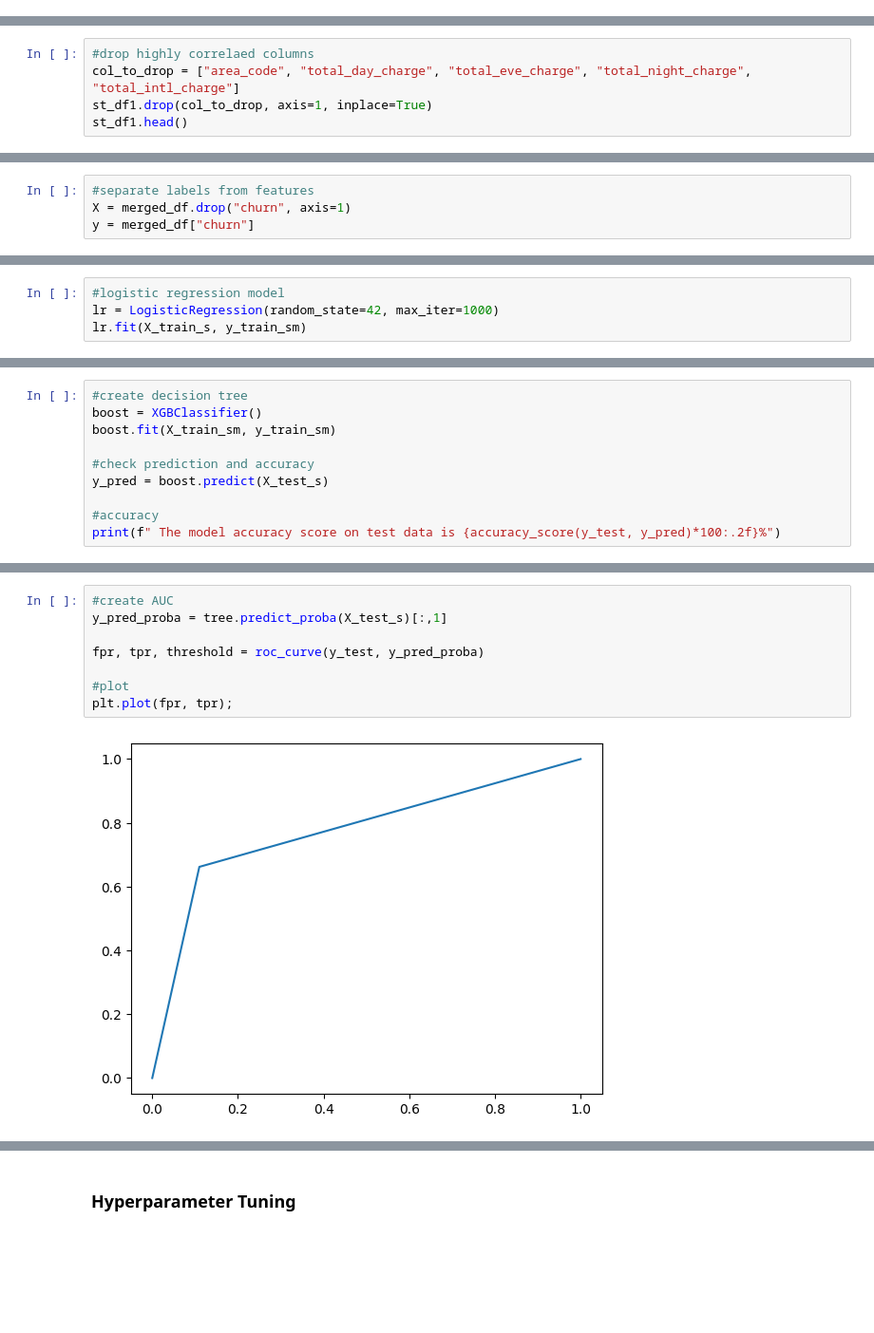
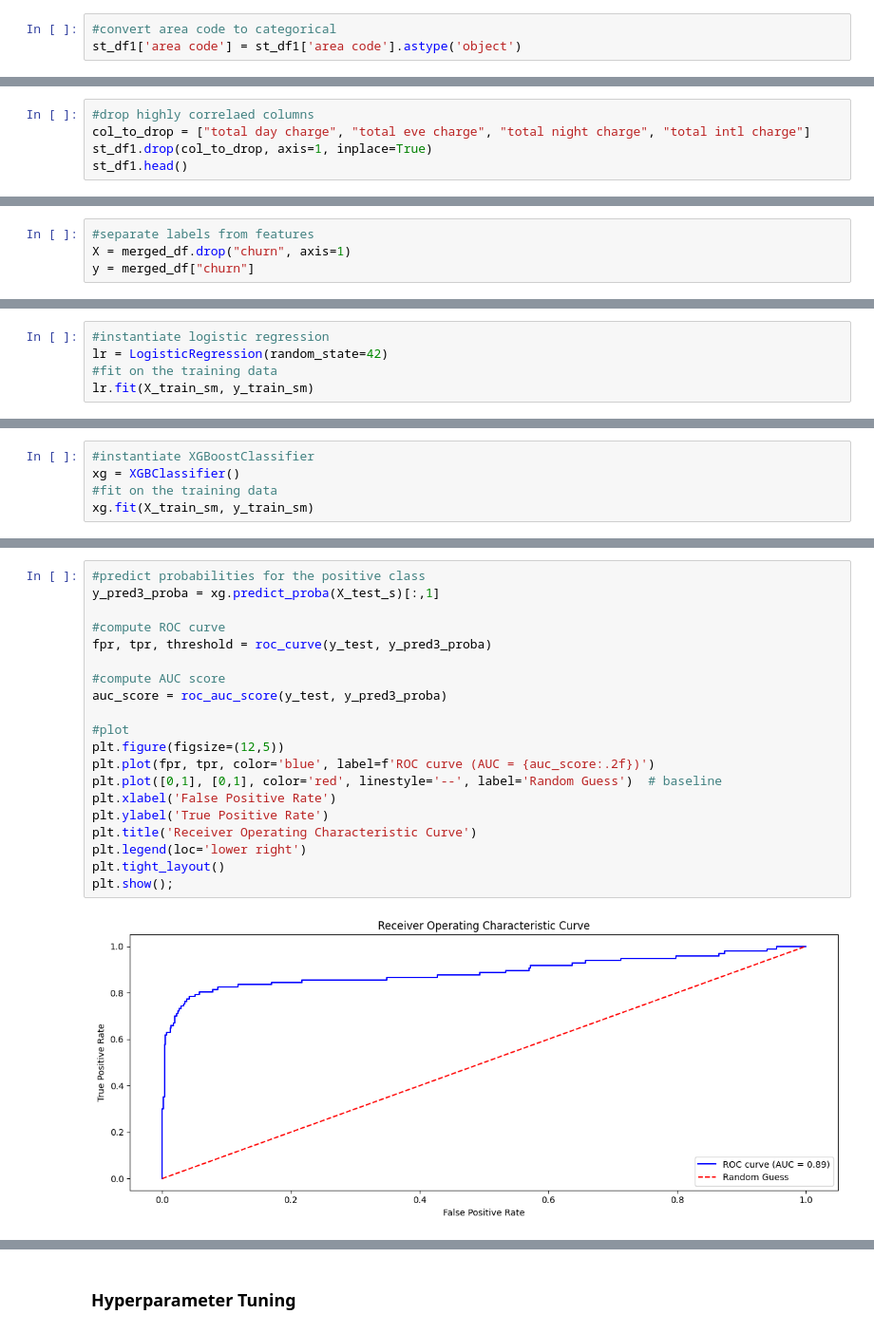
Before and after one commit to JoshuaKiluu/syria-tel-churn-prediction, a Jupyter notebook: index.ipynb, the cells around one changed output, grey strips where cells are left out. Shown at 95% size. Drawn from its saved outputs; the diff is of its cells as text; blank space fills up the shorter version.

```diff
--- a/index.ipynb
+++ b/index.ipynb
@@ -456,2 +354,5 @@ st_df1.columns = st_df1.columns.str.replace(" ", "_")
+# %%
+#convert area code to categorical
+st_df1['area code'] = st_df1['area code'].astype('object')
 # %% [markdown]
 ## Exploratory Data Analysis
@@ -682,6 +543,6 @@ This can distort the coefficients of regression models and reduce interpretabili
 # %%
 #drop highly correlaed columns
-col_to_drop = ["area_code", "total_day_charge", "total_eve_charge", "total_night_charge", "total_intl_charge"]
+col_to_drop = ["total day charge", "total eve charge", "total night charge", "total intl charge"]
 st_df1.drop(col_to_drop, axis=1, inplace=True)
 st_df1.head()
 # %% [output]
@@ -783,5 +644,6 @@ X_train_s.shape, X_test_s.shape, y_train_sm.shape, y_test.shape
 # %%
-#logistic regression model
-lr = LogisticRegression(random_state=42, max_iter=1000)
-lr.fit(X_train_s, y_train_sm)
+#instantiate logistic regression
+lr = LogisticRegression(random_state=42)
+#fit on the training data
+lr.fit(X_train_sm, y_train_sm)
 # %% [output]
@@ -940,11 +930,6 @@ plt.plot(fpr, tpr);
 # %%
-#create decision tree
-boost = XGBClassifier()
-boost.fit(X_train_sm, y_train_sm)
-
-#check prediction and accuracy
-y_pred = boost.predict(X_test_s)
-
-#accuracy
-print(f" The model accuracy score on test data is {accuracy_score(y_test, y_pred)*100:.2f}%")
+#instantiate XGBoostClassifier
+xg = XGBClassifier()
+#fit on the training data
+xg.fit(X_train_sm, y_train_sm)
 # %% [output]
@@ -977,10 +980,22 @@ plt.show();
 # %%
-#create AUC
-y_pred_proba = tree.predict_proba(X_test_s)[:,1]
+#predict probabilities for the positive class
+y_pred3_proba = xg.predict_proba(X_test_s)[:,1]
 
-fpr, tpr, threshold = roc_curve(y_test, y_pred_proba)
+#compute ROC curve
+fpr, tpr, threshold = roc_curve(y_test, y_pred3_proba)
+
+#compute AUC score
+auc_score = roc_auc_score(y_test, y_pred3_proba)
 
 #plot
-plt.plot(fpr, tpr);
+plt.figure(figsize=(12,5))
+plt.plot(fpr, tpr, color='blue', label=f'ROC curve (AUC = {auc_score:.2f})')
+plt.plot([0,1], [0,1], color='red', linestyle='--', label='Random Guess')  # baseline
+plt.xlabel('False Positive Rate')
+plt.ylabel('True Positive Rate')
+plt.title('Receiver Operating Characteristic Curve')
+plt.legend(loc='lower right')
+plt.tight_layout()
+plt.show();
 # %% [output]
-[figure, old version]
+[figure, new version]
```
Also changed, not shown: parts of 77 cells of this notebook.
